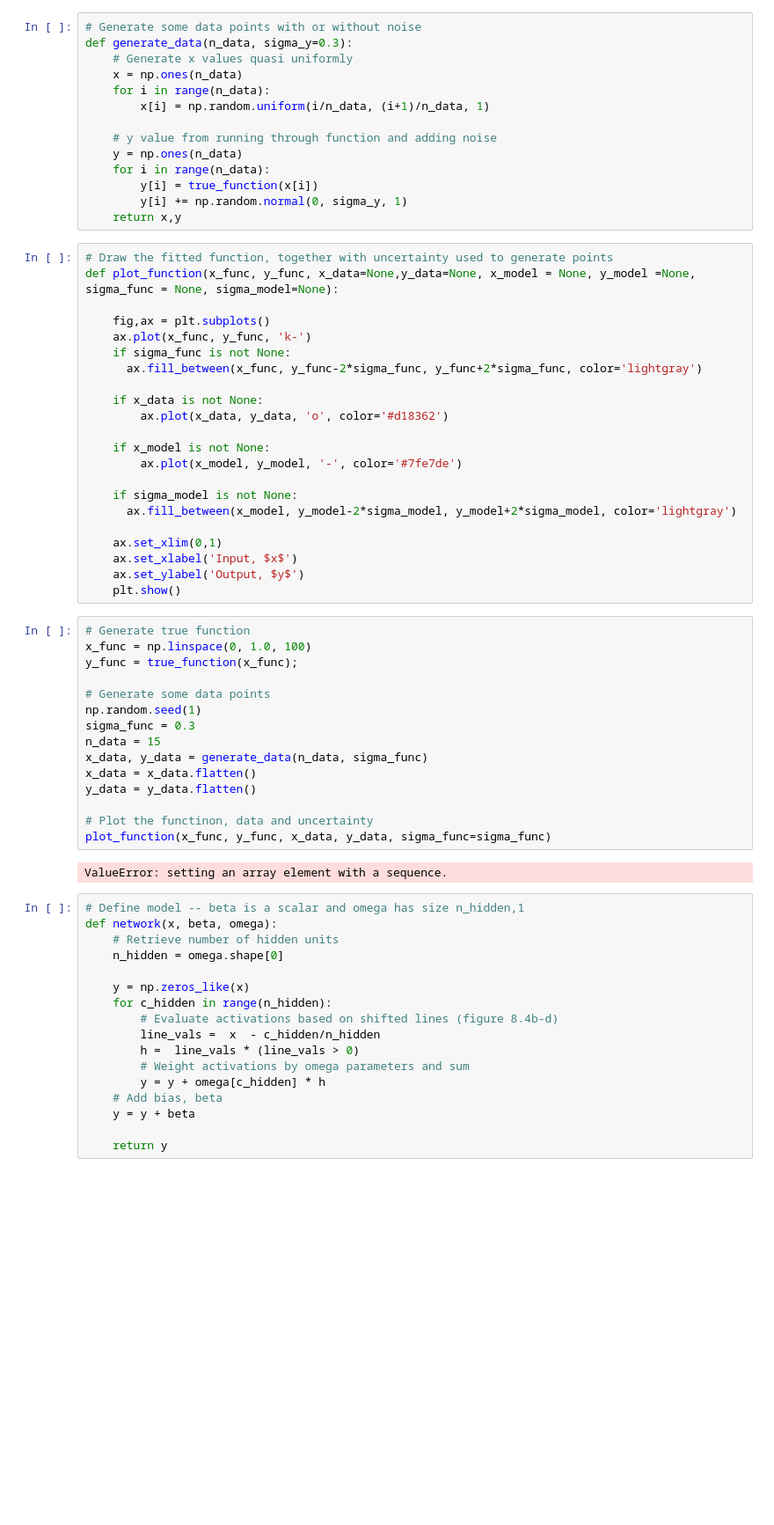
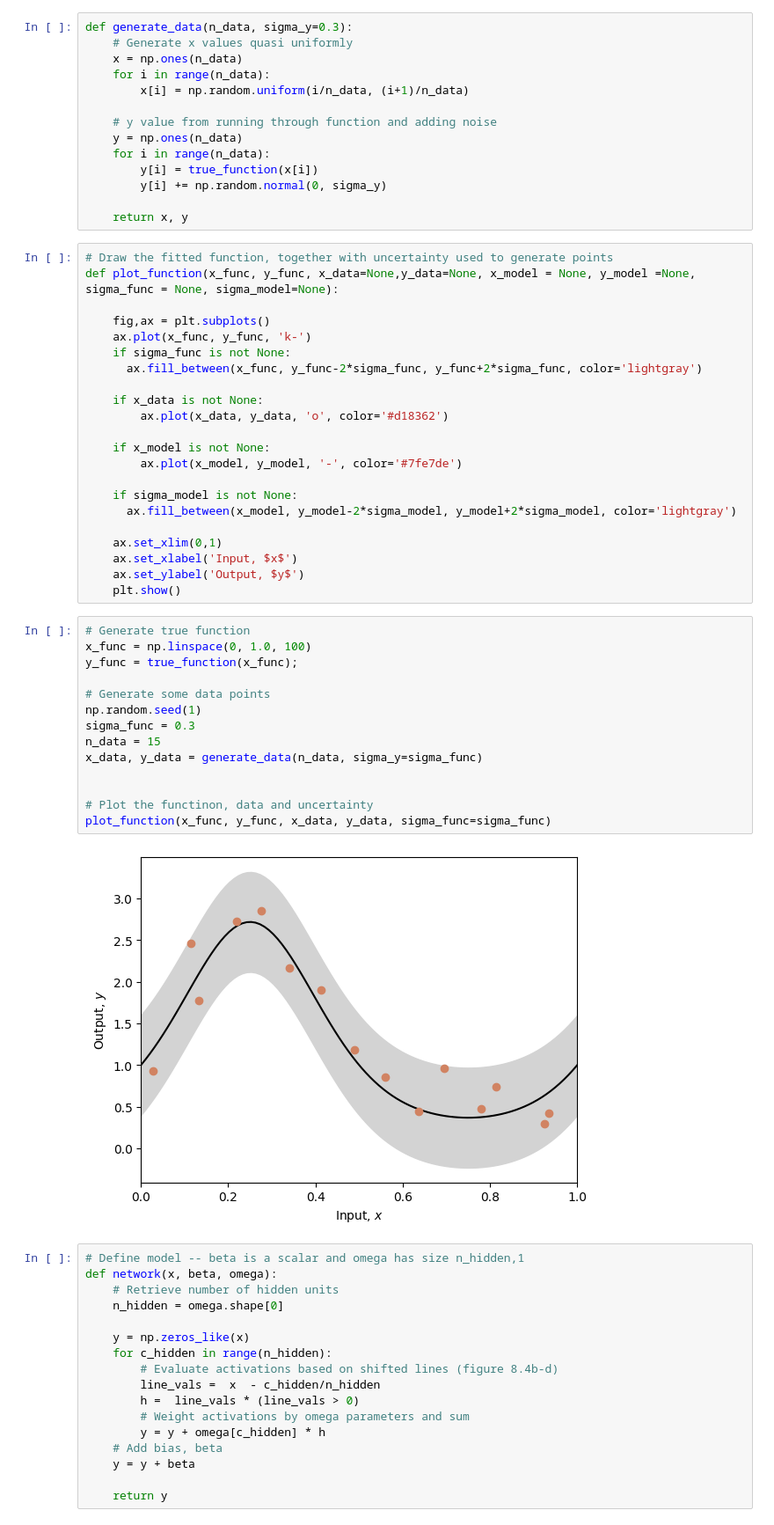
Before and after one commit to MahmoudAshrafYadem/udlbook-Ai_Mahmoud-ibrahim-Ahmed, a Jupyter notebook: Notebooks/Chap08/8_2_Bias_Variance_Trade_Off.ipynb, the cells around one changed output. Shown at 88% size. Drawn from its saved outputs; the diff is of its cells as text; blank space fills up the shorter version.

```diff
--- a/Notebooks/Chap08/8_2_Bias_Variance_Trade_Off.ipynb
+++ b/Notebooks/Chap08/8_2_Bias_Variance_Trade_Off.ipynb
@@ -17,19 +17,19 @@ def true_function(x):
     y = np.exp(np.sin(x*(2*3.1413)))
     return y
 # %%
-# Generate some data points with or without noise
 def generate_data(n_data, sigma_y=0.3):
     # Generate x values quasi uniformly
     x = np.ones(n_data)
     for i in range(n_data):
-        x[i] = np.random.uniform(i/n_data, (i+1)/n_data, 1)
+        x[i] = np.random.uniform(i/n_data, (i+1)/n_data)
 
     # y value from running through function and adding noise
     y = np.ones(n_data)
     for i in range(n_data):
         y[i] = true_function(x[i])
-        y[i] += np.random.normal(0, sigma_y, 1)
-    return x,y
+        y[i] += np.random.normal(0, sigma_y)
+
+    return x, y
 # %%
 # Draw the fitted function, together with uncertainty used to generate points
 def plot_function(x_func, y_func, x_data=None,y_data=None, x_model = None, y_model =None, sigma_func = None, sigma_model=None):
@@ -55,20 +55,19 @@ def plot_function(x_func, y_func, x_data=None,y_data=None, x_model = None, y_mod
 # %%
 # Generate true function
 x_func = np.linspace(0, 1.0, 100)
 y_func = true_function(x_func);
 
 # Generate some data points
 np.random.seed(1)
 sigma_func = 0.3
 n_data = 15
-x_data, y_data = generate_data(n_data, sigma_func)
-x_data = x_data.flatten()
-y_data = y_data.flatten()
+x_data, y_data = generate_data(n_data, sigma_y=sigma_func)
+
 
 # Plot the functinon, data and uncertainty
 plot_function(x_func, y_func, x_data, y_data, sigma_func=sigma_func)
 # %% [output]
-ValueError: setting an array element with a sequence.
+[figure, added]
 # %%
 # Define model -- beta is a scalar and omega has size n_hidden,1
 def network(x, beta, omega):
```
Also changed, not shown: parts of 3 cells of this notebook.
